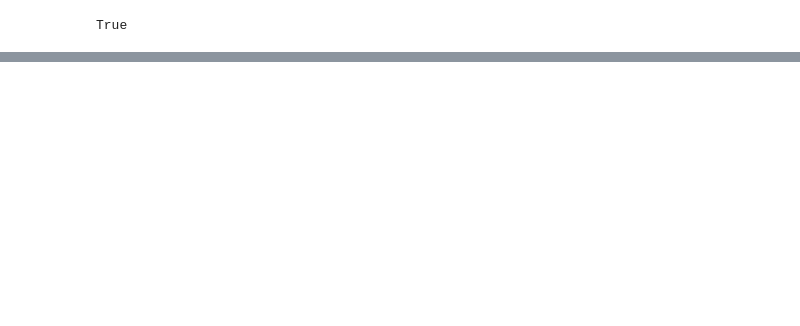
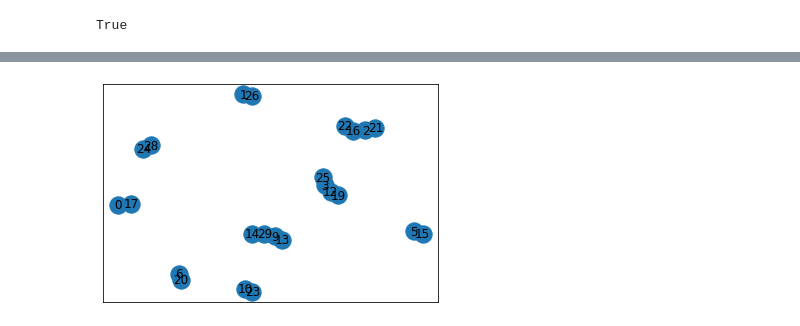
Before and after one commit to lillux/morphoscanner, a Jupyter notebook: sap_analysis.ipynb, the cells around one changed output, grey strips where cells are left out. Drawn from its saved outputs; the diff is of its cells as text; code cells hidden in the pictures; blank space fills up the shorter version.

Commit message:
removed old trajectory module. trajectory_new is now the trajectory object

```diff
--- a/sap_analysis.ipynb
+++ b/sap_analysis.ipynb
@@ -3764,2 +3762,2 @@ for contacting in self.frames[150].results.cross_correlation.iloc:
 # %%
-trj = morphoscanner.trajectory_new.trajectory(glac_3perc_1_gro, glac_3perc_1_trr)
+trj = morphoscanner.trajectory_new.trajectory(trj_gro, trj_xtc)
@@ -3784,3 +3879,5 @@ trj.plot_peptides_in_beta()
 # %%
-trj.plot_graph(1000)
+trj.plot_graph(150)
+# %% [output]
+[figure, added]
 # %%
```
Also changed, not shown: parts of 33 cells of this notebook, 2 other files.
